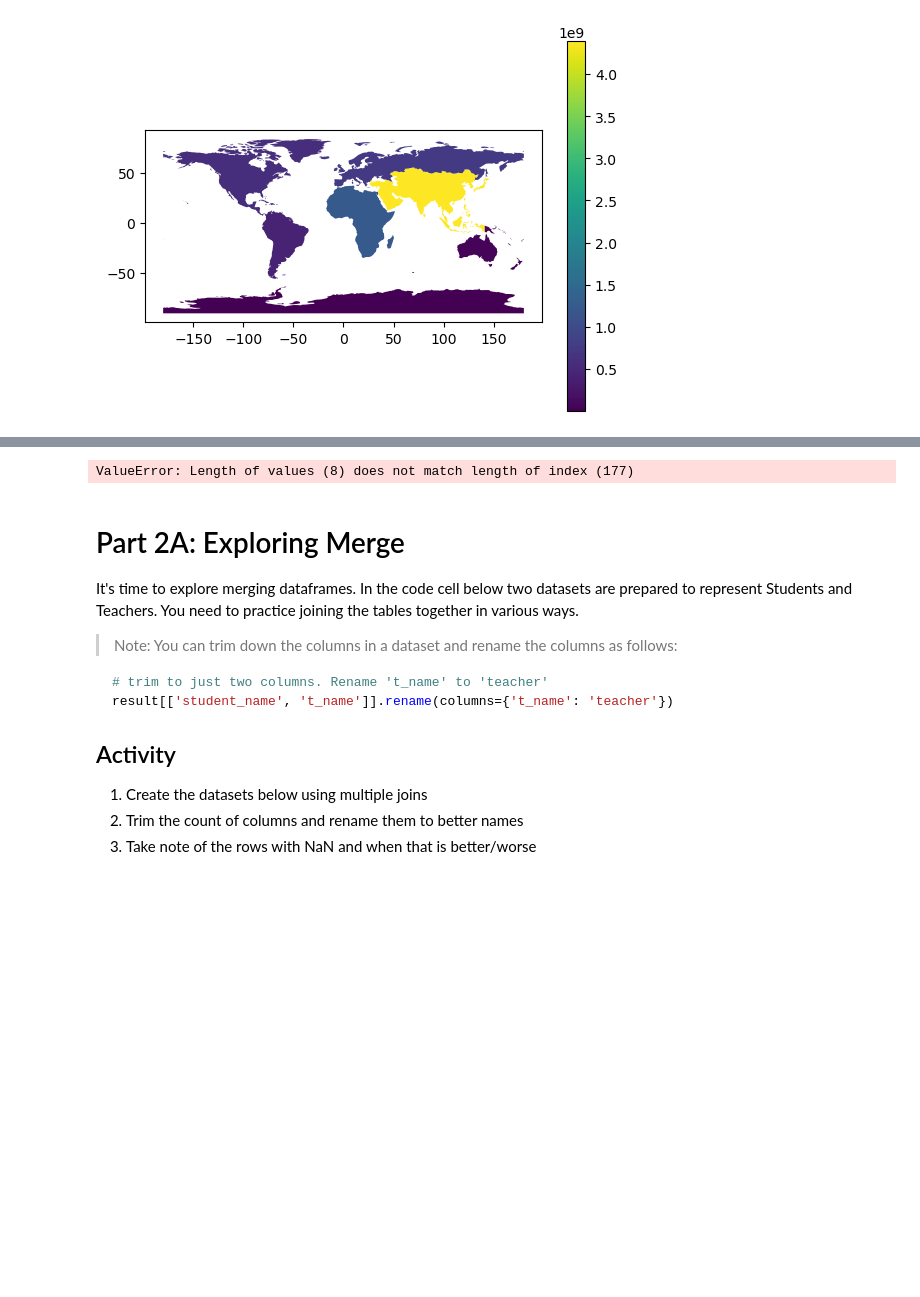
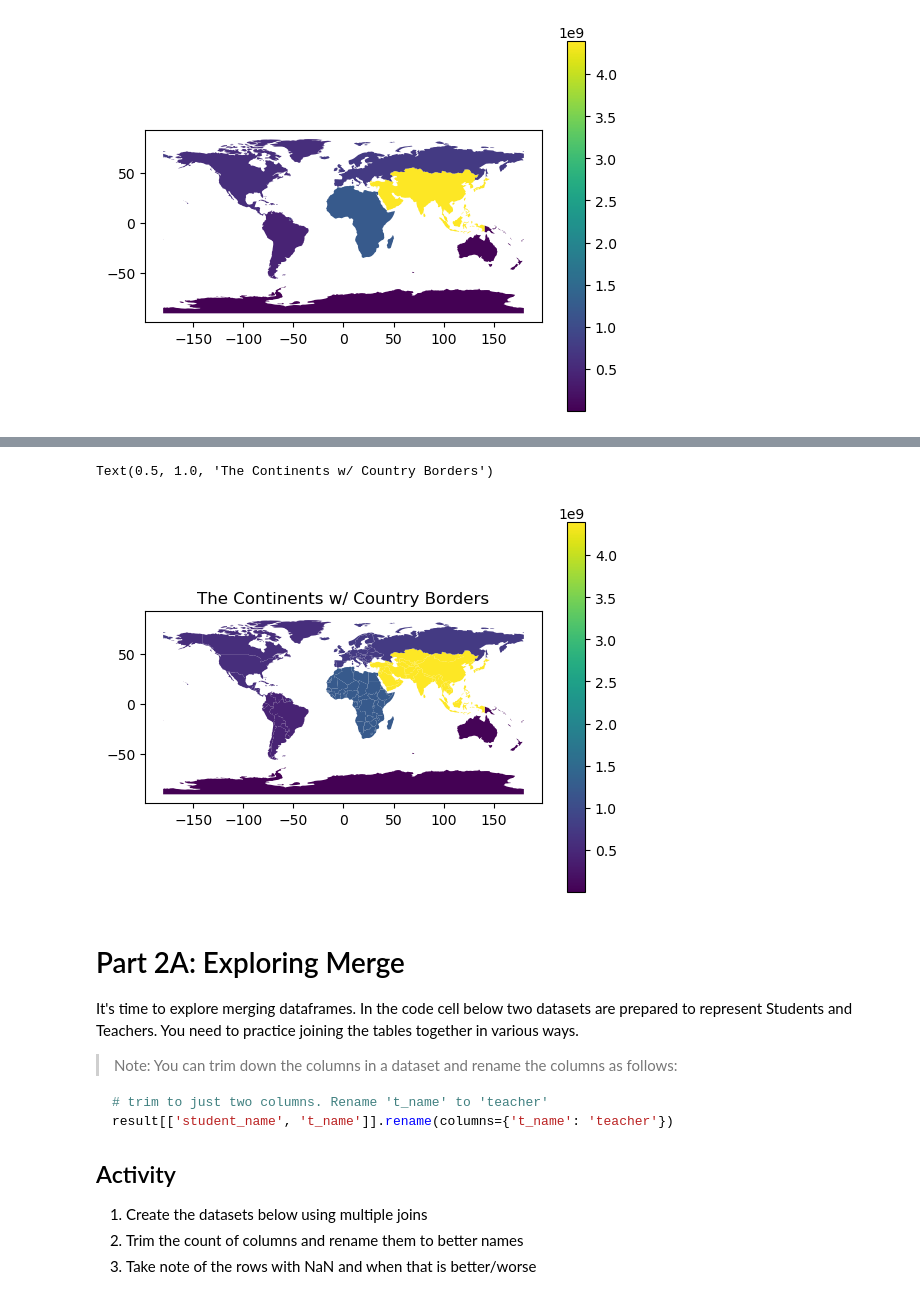
Before and after one commit to r1tvikbansal/IDP-Warmups, a Jupyter notebook: Geospacial/lesson-20-dissolve-join/lesson-20-dissolve-join/lesson-20-CP7-Dissolve + Join.ipynb, the cells around one changed output, grey strips where cells are left out. Saved outputs shown, nothing was run; the diff lists cells and outputs as text; code cells hidden in the pictures; blank space fills up the shorter version.

```diff
--- a/Geospacial/lesson-20-dissolve-join/lesson-20-dissolve-join/lesson-20-CP7-Dissolve + Join.ipynb
+++ b/Geospacial/lesson-20-dissolve-join/lesson-20-dissolve-join/lesson-20-CP7-Dissolve + Join.ipynb
@@ -36,19 +36,20 @@ How do you fix this? Complete the code below.
 # %%
 # calculate the sum of each country to get the continent population. Returns a series
 pop_series = gdf.groupby('CONTINENT')['POP_EST'].sum()
+trunkated = gdf[['CONTINENT', 'geometry']]
 
 # add the series to the GeoDataFrame. There is an error.
 # First, understand what the issue is. Can you decipher the error message?
 # There is a way to construct what you need. Replace this line of code.
 # Hint: create a list
-gdf['pop'] = pop_series
-gdf['pop']
+merged = trunkated.merge(pop_series, left_on='CONTINENT', right_on='CONTINENT')
 
 # Once solved, we plot the result
-# gdf.plot(column='pop', legend=True)
-# plt.title('The Continents w/ Country Borders')
+merged.plot(column='POP_EST', legend=True)
+plt.title('The Continents w/ Country Borders')
 # %% [output]
-ValueError: Length of values (8) does not match length of index (177)
+Text(0.5, 1.0, 'The Continents w/ Country Borders')
+[figure, added]
 # %% [markdown]
 # Part 2A: Exploring Merge
 It's time to explore merging dataframes. In the code cell below two datasets are prepared to represent Students and Teachers. You need to practice joining the tables together in various ways.
```
Also changed, not shown: parts of 6 cells of this notebook.
